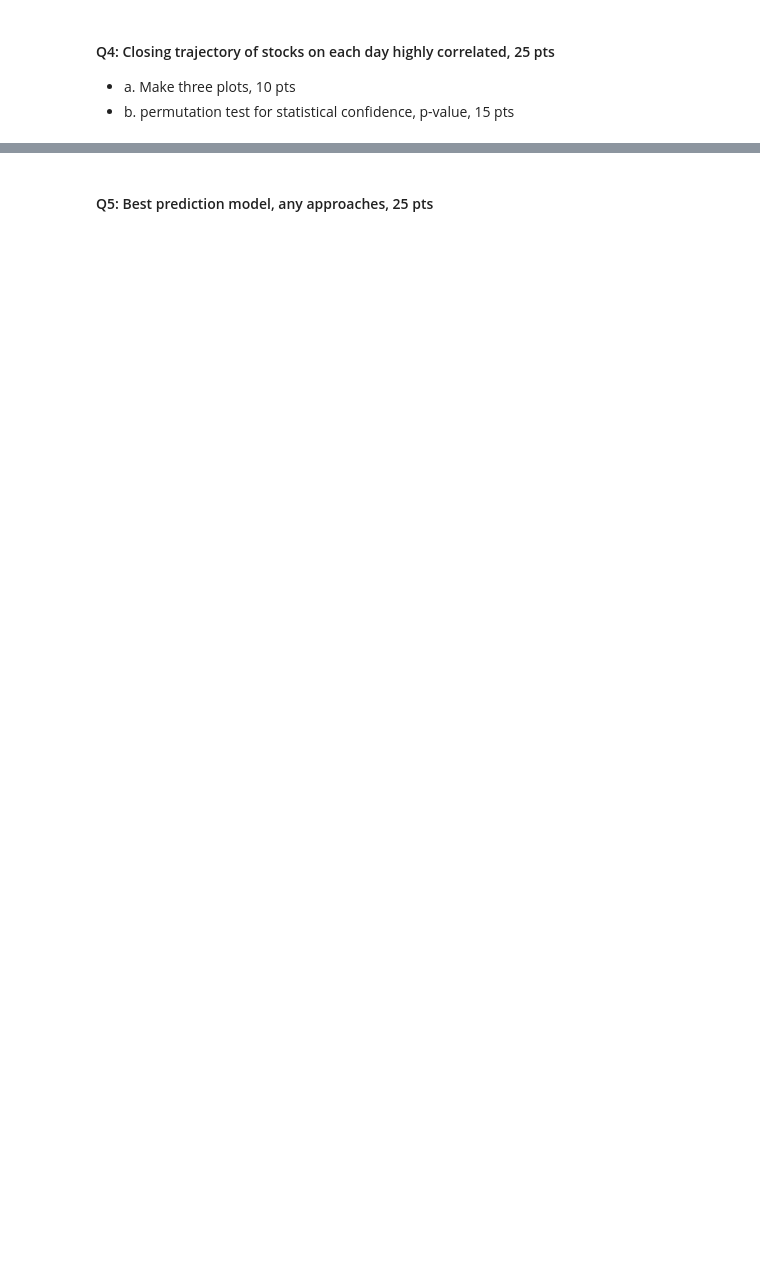
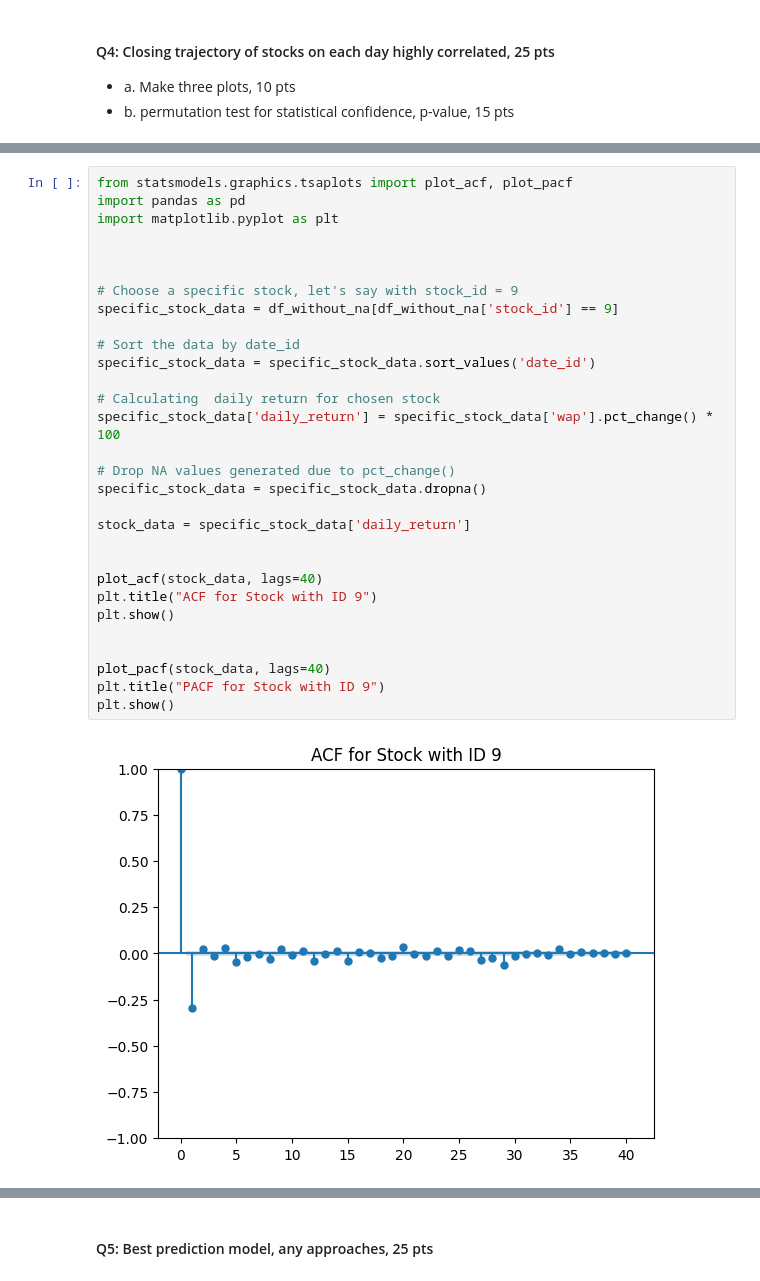
Before and after one commit to PrathameshBagal/Projects, a Jupyter notebook: cse519_hw3_Bagal_Prathamesh_115612879.ipynb, the cells around one changed output, grey strips where cells are left out. Saved outputs shown, nothing was run; the diff lists cells and outputs as text; blank space fills up the shorter version.

```diff
--- a/cse519_hw3_Bagal_Prathamesh_115612879.ipynb
+++ b/cse519_hw3_Bagal_Prathamesh_115612879.ipynb
@@ -668,0 +694,32 @@ plt.show()
+# %%
+from statsmodels.graphics.tsaplots import plot_acf, plot_pacf
+import pandas as pd
+import matplotlib.pyplot as plt
+
+
+
+# Choose a specific stock, let's say with stock_id = 9
+specific_stock_data = df_without_na[df_without_na['stock_id'] == 9]
+
+# Sort the data by date_id
+specific_stock_data = specific_stock_data.sort_values('date_id')
+
+# Calculating  daily return for chosen stock
+specific_stock_data['daily_return'] = specific_stock_data['wap'].pct_change() * 100
+
+# Drop NA values generated due to pct_change()
+specific_stock_data = specific_stock_data.dropna()
+
+stock_data = specific_stock_data['daily_return']
+
+
+plot_acf(stock_data, lags=40)
+plt.title("ACF for Stock with ID 9")
+plt.show()
+
+
+plot_pacf(stock_data, lags=40)
+plt.title("PACF for Stock with ID 9")
+plt.show()
+# %% [output]
+[figure, added]
```
Also changed, not shown: parts of 22 cells of this notebook.
